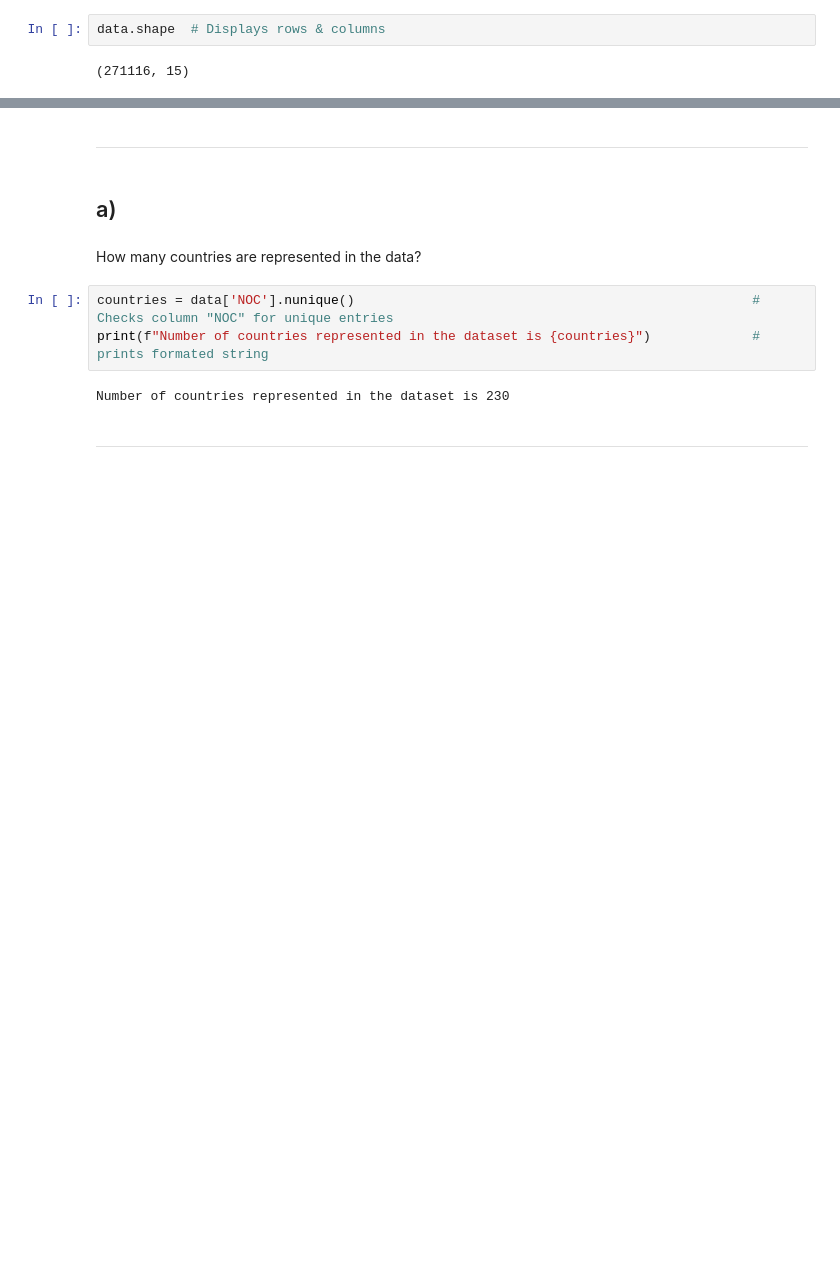
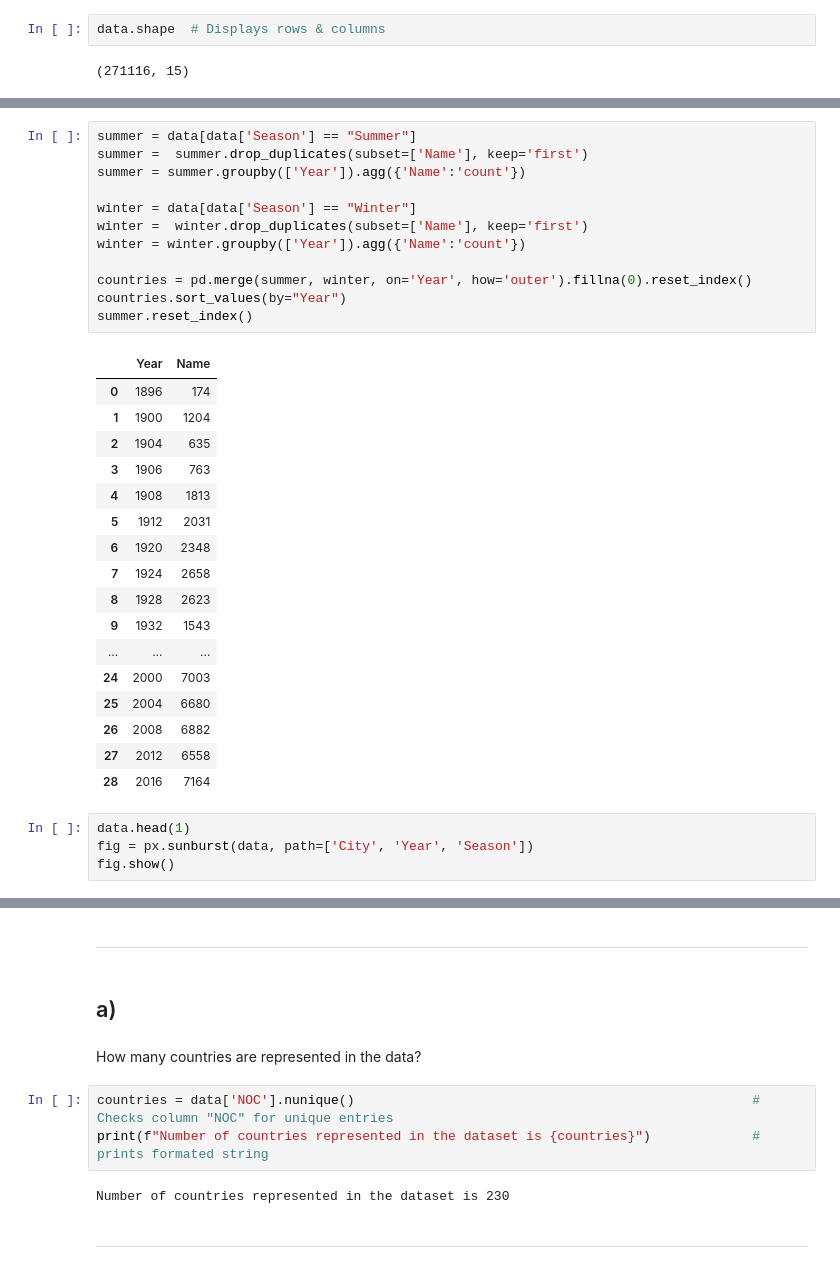
Before and after one commit to CyrilleKolle/project_data_behandling, a Jupyter notebook: Code/exercise_1.ipynb, the cells around one changed output, grey strips where cells are left out. Saved outputs shown, nothing was run; the diff lists cells and outputs as text; blank space fills up the shorter version.

```diff
--- a/Code/exercise_1.ipynb
+++ b/Code/exercise_1.ipynb
@@ -22,0 +92,34 @@ data.shape  # Displays rows & columns
+# %%
+summer = data[data['Season'] == "Summer"]
+summer =  summer.drop_duplicates(subset=['Name'], keep='first')
+summer = summer.groupby(['Year']).agg({'Name':'count'})
+
+winter = data[data['Season'] == "Winter"]
+winter =  winter.drop_duplicates(subset=['Name'], keep='first')
+winter = winter.groupby(['Year']).agg({'Name':'count'})
+
+countries = pd.merge(summer, winter, on='Year', how='outer').fillna(0).reset_index()
+countries.sort_values(by="Year")
+summer.reset_index()
+# %% [output]
+|  | Year | Name |
+| 0 | 1896 | 174 |
+| 1 | 1900 | 1204 |
+| 2 | 1904 | 635 |
+| 3 | 1906 | 763 |
+| 4 | 1908 | 1813 |
+| 5 | 1912 | 2031 |
+| 6 | 1920 | 2348 |
+| 7 | 1924 | 2658 |
+| 8 | 1928 | 2623 |
+| 9 | 1932 | 1543 |
+| ... | ... | ... |
+| 24 | 2000 | 7003 |
+| 25 | 2004 | 6680 |
+| 26 | 2008 | 6882 |
+| 27 | 2012 | 6558 |
+| 28 | 2016 | 7164 |
+# %%
+data.head(1)
+fig = px.sunburst(data, path=['City', 'Year', 'Season'])
+fig.show()
```
Also changed, not shown: parts of 4 cells of this notebook, 6 other files.
